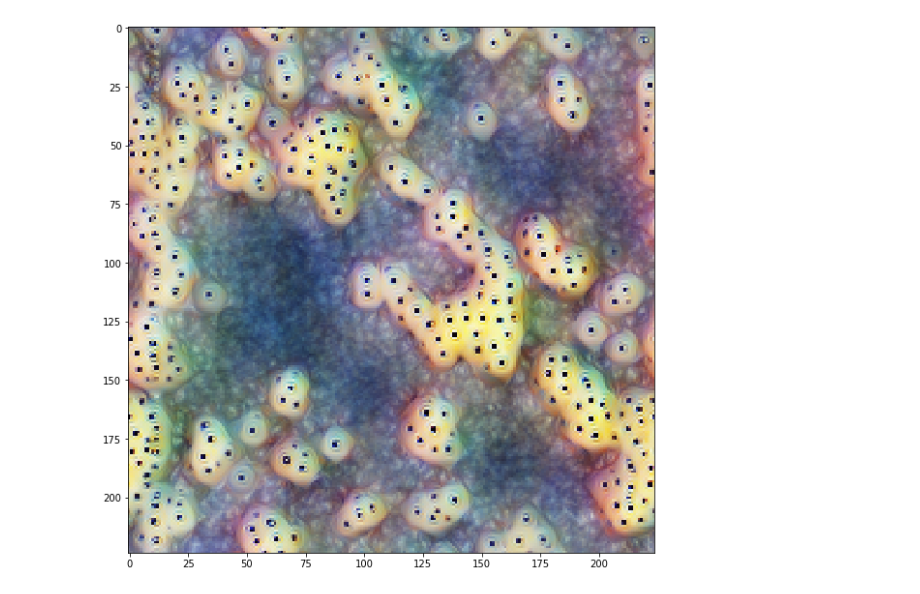
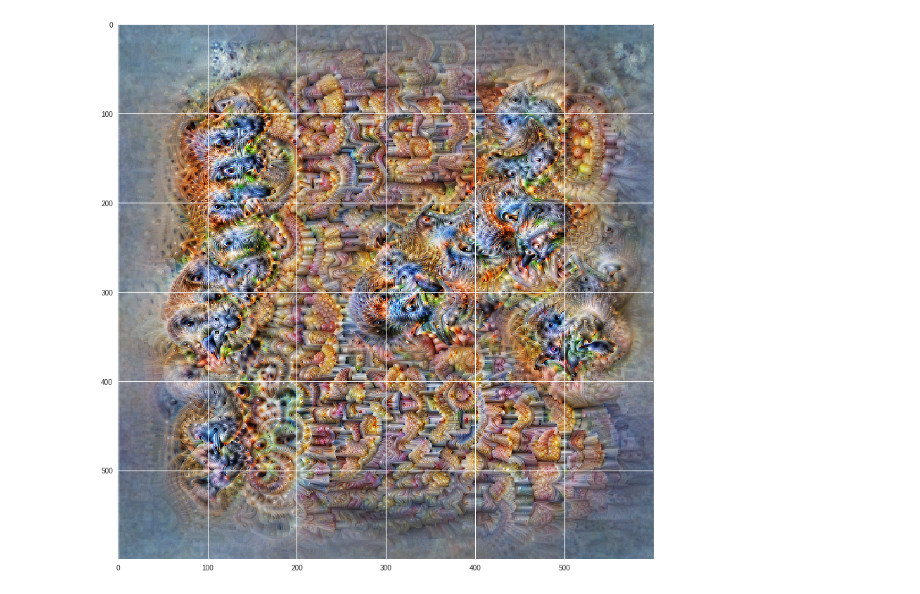
Before and after one commit to justinpinkney/sumie, a Jupyter notebook: docs/im_opt.ipynb, the cells around one changed output. Drawn from its saved outputs; the diff is of its cells as text; code cells hidden in the pictures.

Commit message:
main image class

```diff
--- a/docs/im_opt.ipynb
+++ b/docs/im_opt.ipynb
@@ -47,19 +62,17 @@ def normalise(in_tensor):
     std = torch.as_tensor([0.229, 0.224, 0.225]).to(device)
     return (in_tensor - mean[None,:,None,None]) / std[None,:,None,None]
 # %%
-im = sumie.sumie.InputImage(sumie.inputs.FftImage((500,500)),
-            sumie.sumie.DecorrelateColours(),
-            torch.nn.Sigmoid(),
-            sumie.transforms.RandomCrop((224,224))
-
+im = sumie.sumie.Image(600, transforms=
+              [sumie.transforms.PositionJitter(8),
+              sumie.transforms.RandomCrop((500,500))]
             )
 
-device = 'cpu'
+device = 'cuda'
 im.to(device)
 model.to(device)
 optimiser = torch.optim.Adam(im.parameters(), lr=0.05)
-steps = 200
-channel = sumie.objectives.ConvChannel(model.features[28], 1)
+steps = 100
+channel = sumie.objectives.ConvChannel(model.features[28], 11, func=torch.std)
 #channel = objectives.Linear(model.fc, 102)
 for i in range(steps):
     optimiser.zero_grad()
@@ -67,7 +80,7 @@ for i in range(steps):
     #input_image = torch.nn.functional.interpolate(input_image,
     #                                              scale_factor=0.25,
     #                                              mode='bilinear')
-    out = model(normalise(input_image))
+    out = model.features(normalise(input_image))
 
     loss = -channel.objective
     if i % (steps/10) == 0:
@@ -86,5 +105,5 @@ tensor(-92.1136, grad_fn=<NegBackward>)
 # %%
-fig = plt.figure(figsize=(10,10))
-sumie.montage.show(255*im().cpu())
+fig = plt.figure(figsize=(14,14))
+sumie.montage.show(255*im.get_image().cpu())
 # %% [output]
-[figure, old version]
+[figure, new version]
```
Also changed, not shown: parts of 3 cells of this notebook, 2 other files.
